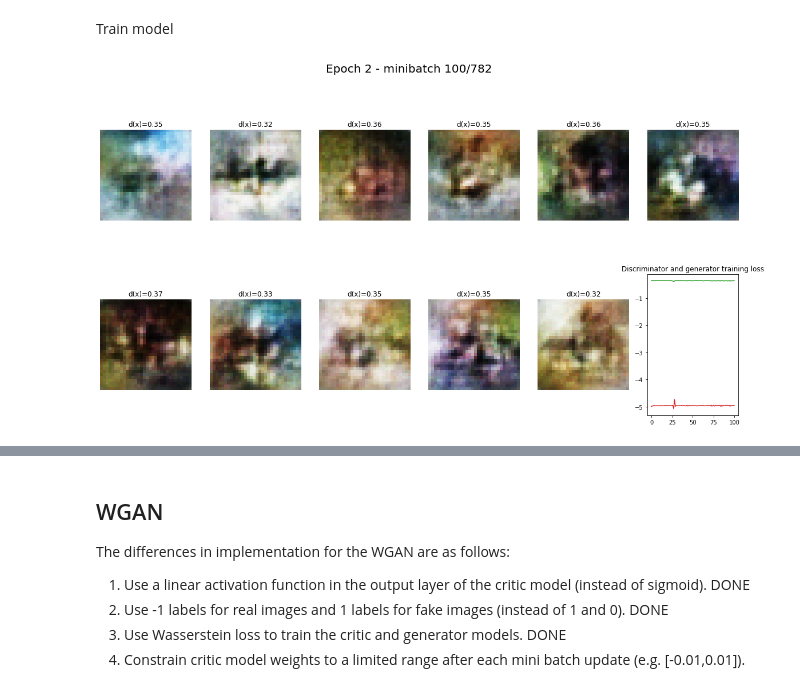
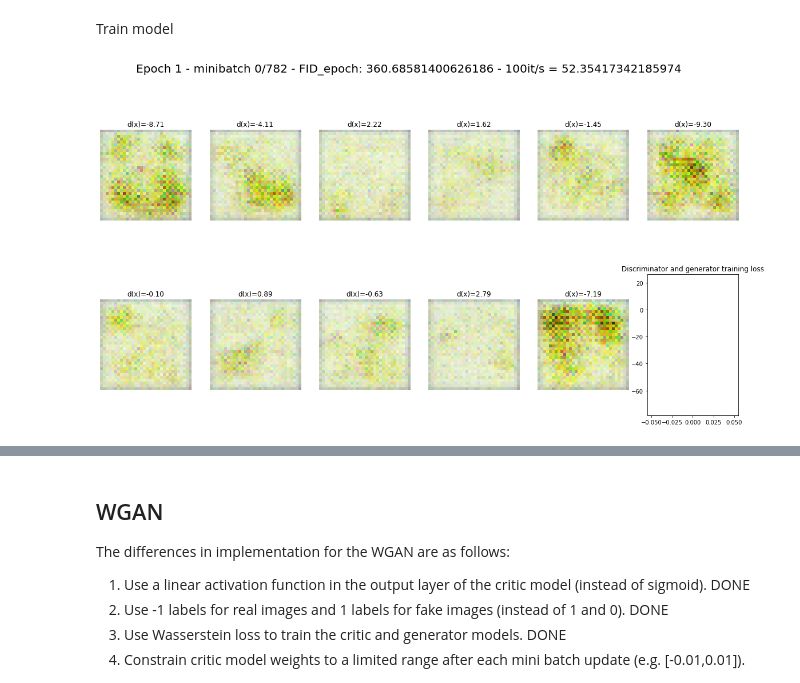
Before and after one commit to Flowx08/WGAN_DTU, a Jupyter notebook: project.ipynb, the cells around one changed output, grey strips where cells are left out. Cells and saved outputs as stored; diff of their text form; code cells hidden in the pictures.

Commit message:
Added gradient penality + FID score during training + improved models architecture

```diff
--- a/project.ipynb
+++ b/project.ipynb
@@ -85,7 +107,7 @@ elif datasetName == "CIFAR10":
   trainset = datasets.CIFAR10('./data', train=True, download=True, transform=transforms.Compose([
                            transforms.Resize(32),
                            transforms.ToTensor(),
-                           transforms.Normalize((0.5,), (0.5,)),
+                           transforms.Normalize((0.5,0.5,0.5), (0.5,0.5,0.5)),
                        ]))
   train_loader = DataLoader(trainset, batch_size=batch_size, shuffle=True)
   testset = datasets.CIFAR10('./data', train=False, download=True, transform=transforms.Compose([
@@ -103,11 +125,3 @@ elif datasetName == "CIFAR10":
 Files already downloaded and verified
 Files already downloaded and verified
 '\n\n'
-# %%
-# SIZE TESTS
-# ========================
-a = nn.ConvTranspose2d( nz, ngf * 8, 4, 1, 0, bias=False)
-b = nn.ConvTranspose2d(ngf * 8, ngf * 4, 3, 2, 1, bias=False)
-c = nn.ConvTranspose2d( ngf * 4, ngf * 2, 4, 2, 1, bias=False)
-n = torch.rand(100, 1, 1)
-c(b(a(n))).shape
@@ -275,7 +261,10 @@ class Discriminator(nn.Module):
         return x
 # %%
 def gradient_penalty(d, real_data, generated_data):
-    use_cuda = True
+    if (device == 'cuda'):
+      use_cuda = True
+    else:
+      use_cuda = False
     gp_weight = 10
     batch_size = real_data.size()[0]
 
@@ -375,7 +405,7 @@ else:
   d_loss_fun = nn.BCELoss()
 
 # Setup training
-plt.figure(figsize=(20,10))
+images_fig = plt.figure(figsize=(20,10))
 subplots = [plt.subplot(2, 6, k+1) for k in range(12)]
 num_epochs = 10
 if (useWGAN):
@@ -387,13 +417,35 @@ else:
 d.train()
 g.train()
 epoch_size = len(train_loader)
+FIDValues = []
+timePassed = time.time()
 for epoch in range(num_epochs):
+    # Reset
     g_loss = d_loss = 0.0
     g_losses = []
     d_losses = []
     subplots[-1].clear()
+
+    # Save models
     torch.save(g.state_dict(), "generator.pt")
     torch.save(d.state_dict(), "discriminator.pt")
+
+    # Compute FID
+    if (device == 'cuda'):
+      FIDValues.append(compute_fid(g, 20, True))
+    else:
+      FIDValues.append(compute_fid(g, 20, False))
+
+    # Update FID plot
+    x = np.arange(0, epoch + 1)
+    FID_fig, ax = plt.subplots(1)
+    ax.plot(x, FIDValues)
+    ax.set_xlabel('Epoch')
+    ax.set_ylabel('FID')
+    ax.set_title('Training - FID score for each epoch')
+    FID_fig.savefig("training_fid.png")
+    FID_fig.clear()
+
     for i in range(epoch_size):
 
         def train_discriminator(optimizer):
@@ -416,38 +468,36 @@ for epoch in range(num_epochs):
 
                 # Train discriminator on real images
                 prediction_real = d(x_real)
-                n = prediction_real.size(0) #get batch size
-                if (useWGAN):
-                  d_loss_real = -prediction_real.mean() # Maximize prediction
-                  d_loss_real.backward()
-                else:
-                  d_loss_real = d_loss_fun(prediction_real, make_ones(n))
-                  d_loss_real.backward()
+                n_real = prediction_real.size(0) #get batch size
 
                 # Train discriminator on fake fake images
                 prediction_fake = d(x_fake)
-                n = prediction_fake.size(0) #get batch size
+                n_fake = prediction_fake.size(0) #get batch size
+
+                # loss function
                 if (useWGAN):
-                  d_loss_fake = prediction_fake.mean() # Minimize prediction
-                  d_loss_fake.backward()
-                  #d_loss_fake = d_loss_fun(prediction_fake, make_filled(n, -1.0)) #for WGAN
+                  d_loss = -prediction_real.mean() + prediction_fake.mean()
                 else:
-                  d_loss_fake = d_loss_fun(prediction_fake, make_zeros(n)) #for V.GAN & LSGAN
-                  d_loss_fake.backward()
+                  d_loss = d_loss_fun(prediction_real, make_ones(n_real)) + d_loss_fun(prediction_fake, make_zeros(n_fake))
+
+                # gradient penality
+                if (useGradientPenality):
+                  gp = gradient_penalty(d, x_real, x_fake)
+                  d_loss += gp
+
+                # Backprop
+                d_loss.backward()
 
                 #update weights
                 optimizer.step()
 
                 # Clip discriminator weights
-                if (useWGAN):
+                if (useWeightClipping):
                   for parm in d.parameters():
                     parm.data.clamp_(-weights_clip_value, weights_clip_value)
 
                 # Update loss
-                if (useWGAN):
-                  loss += d_loss_real.detach().cpu().numpy() - d_loss_fake.detach().cpu().numpy()
-                else:
-                  loss += d_loss_real.detach().cpu().numpy() + d_loss_fake.detach().cpu().numpy()
+                loss += d_loss.detach().cpu().numpy()
             return loss
 
         def train_generator(optimizer):
@@ -477,36 +527,43 @@ for epoch in range(num_epochs):
         d_loss += d_losses[-1]
 
         #========================
         # Update generator
         #========================
         #feed random noise to generator
         g_losses.append(train_generator(g_opt))
         g_loss += g_losses[-1]
 
         assert(not np.isnan(d_loss))
         #Plot results every 100 minibatches
         if i % 100 == 0:
             with torch.no_grad():
                 x_fake = g(make_noise(batch_size, g.input_size)).detach()
                 P = d(x_fake)
                 for k in range(11):
                     x_fake_k = x_fake[k].cpu().squeeze() / 2 + 0.5 # between 0,1
                     if (nc > 1): #change format with channels in the end for imshow
                       x_fake_k = x_fake_k.swapaxes(0,1)
                       x_fake_k = x_fake_k.swapaxes(1,2)
-                    subplots[k].imshow(x_fake_k, cmap='gray')
+                    subplots[k].imshow(x_fake_k)
                     subplots[k].set_title('d(x)=%.2f' % P[k])
                     subplots[k].axis('off')
                 #subplots[-1].cla()
                 subplots[-1].plot(np.arange(len(g_losses)), g_losses)
                 subplots[-1].plot(np.arange(len(d_losses)), d_losses)
                 #subplots[-1].set_xlabel('Probability of being real')
                 subplots[-1].set_title('Discriminator and generator training loss')
 
-                title = 'Epoch {e} - minibatch {n}/{d}'.format(e=epoch+1, n=i, d=epoch_size)
-                plt.gcf().suptitle(title, fontsize=20)
-                display.display(plt.gcf())
-                print('Epoch {}: g_loss: {:.8f} d_loss: {:.8f}\r'.format(epoch, g_loss/max(1, i), d_loss/max(1, i * iterations_discriminator)))
+                title = 'Epoch {e} - minibatch {n}/{d} - FID_epoch: {l} - 100it/s = {t}'.format(e=epoch+1, n=i, d=epoch_size, l=FIDValues[-1], t=(time.time() - timePassed))
+                images_fig.suptitle(title, fontsize=20)
+                display.display(images_fig)
+                print('Epoch {}: g_loss: {:.8f} d_loss: {:.8f}\r'.format(epoch, g_loss/max(1, i), d_loss/max(1, i)))
                 display.clear_output(wait=True)
+
+                # Updatetime
+                timePassed = time.time()
+
+                # Set model to train
+                d.train()
+                g.train()
 # %% [output]
-[figure, old version]
+[figure, new version]
```
Also changed, not shown: parts of 15 cells of this notebook.
